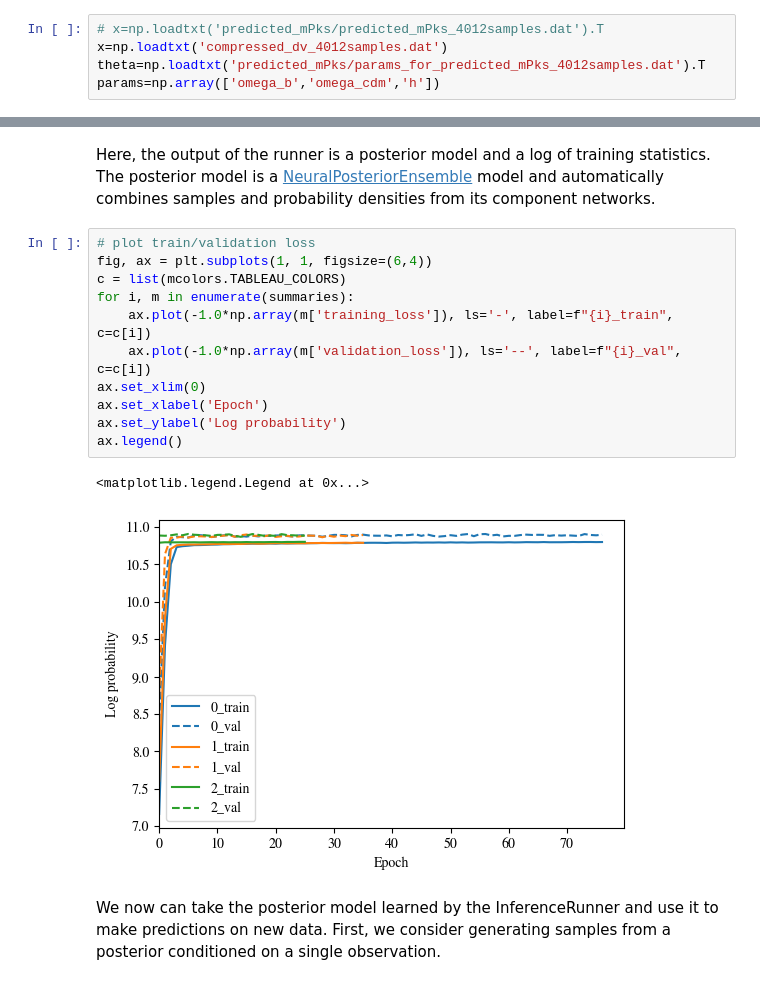
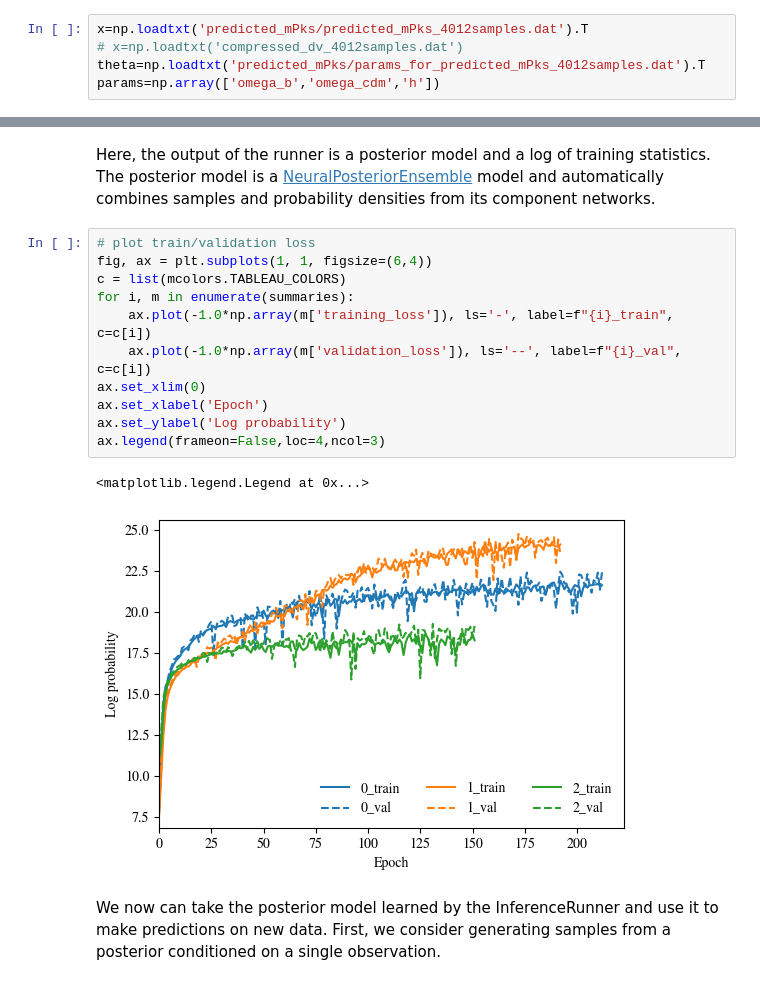
Before and after one commit to davidesciotti/AstroDat, a Jupyter notebook: power_spectrum_beth.ipynb, the cells around one changed output, grey strips where cells are left out. Cells and saved outputs as stored; diff of their text form.

```diff
--- a/power_spectrum_beth.ipynb
+++ b/power_spectrum_beth.ipynb
@@ -266,8 +266,8 @@ The autoreload extension is already loaded. To reload it, use:
   %reload_ext autoreload
 Device: cpu
 # %%
-# x=np.loadtxt('predicted_mPks/predicted_mPks_4012samples.dat').T
-x=np.loadtxt('compressed_dv_4012samples.dat')
+x=np.loadtxt('predicted_mPks/predicted_mPks_4012samples.dat').T
+# x=np.loadtxt('compressed_dv_4012samples.dat')
 theta=np.loadtxt('predicted_mPks/params_for_predicted_mPks_4012samples.dat').T
 params=np.array(['omega_b','omega_cdm','h'])
 # %%
@@ -340,17 +340,17 @@ Here, the output of the runner is a posterior model and a log of training statis
 # %%
 # plot train/validation loss
 fig, ax = plt.subplots(1, 1, figsize=(6,4))
 c = list(mcolors.TABLEAU_COLORS)
 for i, m in enumerate(summaries):
     ax.plot(-1.0*np.array(m['training_loss']), ls='-', label=f"{i}_train", c=c[i])
     ax.plot(-1.0*np.array(m['validation_loss']), ls='--', label=f"{i}_val", c=c[i])
 ax.set_xlim(0)
 ax.set_xlabel('Epoch')
 ax.set_ylabel('Log probability')
-ax.legend()
+ax.legend(frameon=False,loc=4,ncol=3)
 # %% [output]
 <matplotlib.legend.Legend at 0x...>
-[figure, old version]
+[figure, new version]
 # %% [markdown]
 We now can take the posterior model learned by the InferenceRunner and use it to make predictions on new data. First, we consider generating samples from a posterior conditioned on a single observation.
 # %%
```
Also changed, not shown: parts of 6 cells of this notebook.
